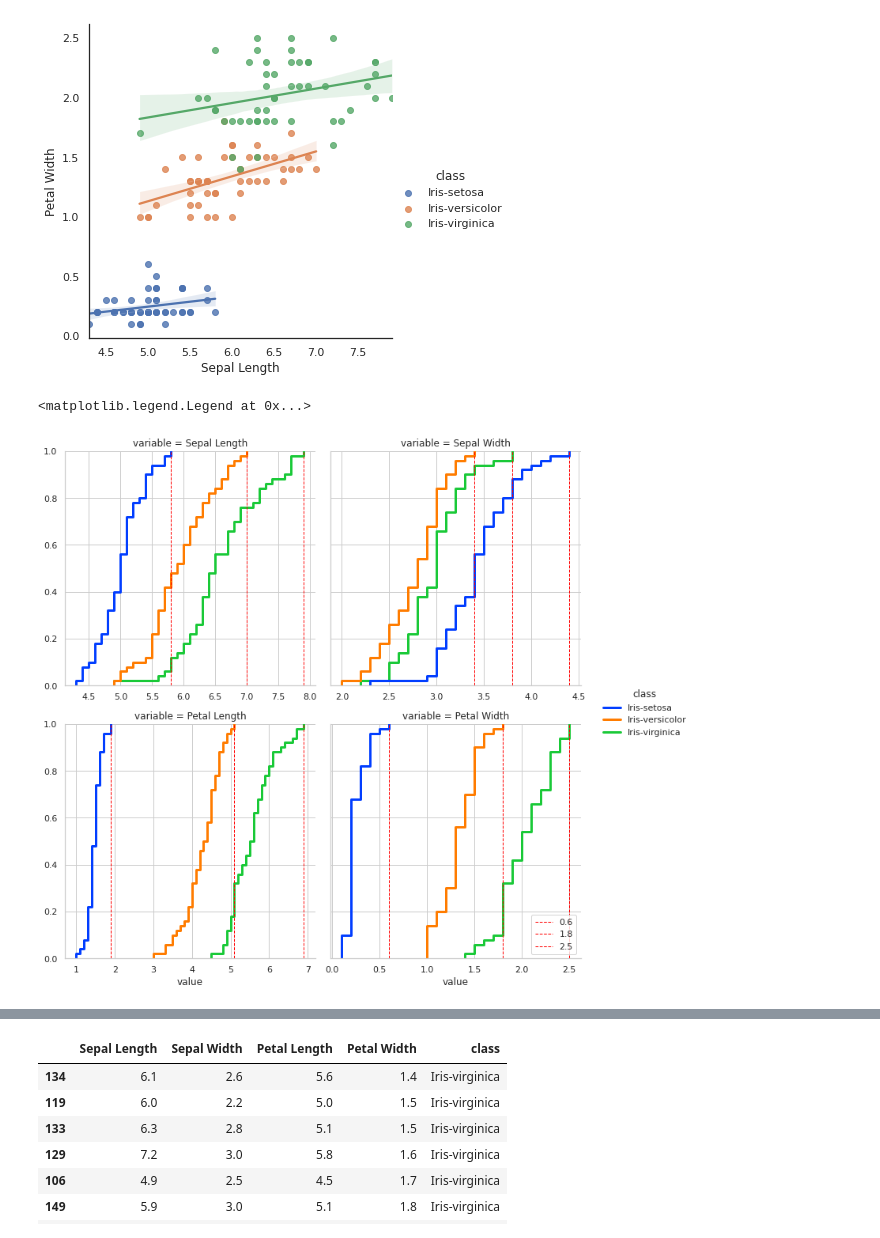
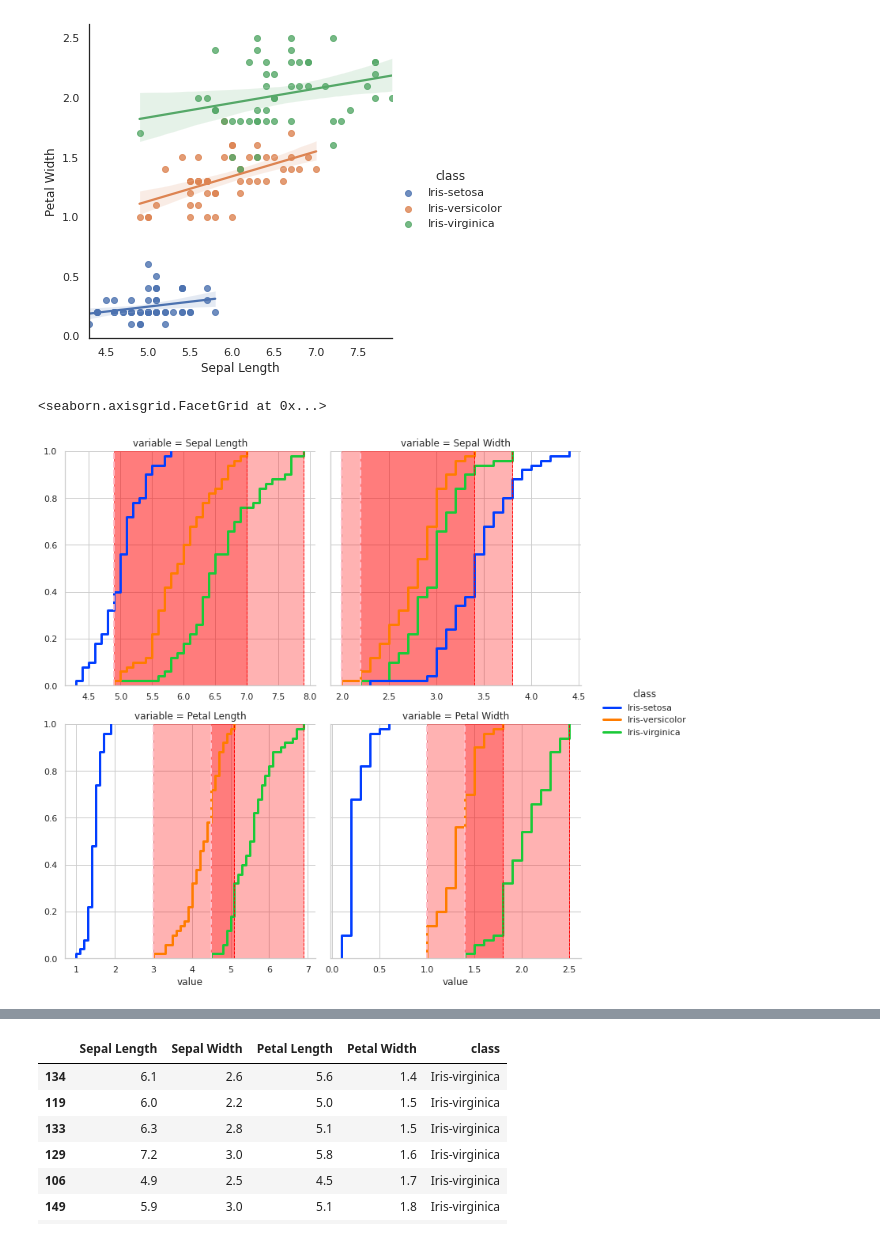
Before and after one commit to fod/pands-project2021, a Jupyter notebook: iris_analysis.ipynb, the cells around one changed output, grey strips where cells are left out. Saved outputs shown, nothing was run; the diff lists cells and outputs as text; code cells hidden in the pictures.

Commit message:
Testing spans in ecdf plots

```diff
--- a/iris_analysis.ipynb
+++ b/iris_analysis.ipynb
@@ -218,14 +219,16 @@ sns.lmplot(data=iris, x="Sepal Length", y="Petal Width", hue="class")
 # %%
 sns.set_style("whitegrid")
 g = sns.displot(data=iris_long, x="value", col="variable", hue="class", kind="ecdf", linewidth=3, facet_kws=dict(sharex=False), col_wrap=2)
 def vertical_line(x, **kwargs):
     #print(x)
     for n in (x[:50], x[50:100], x[100:]):
-        plt.axvline(np.max(n), linestyle = '--', color = 'red', linewidth=1, label=max(n))
-        # plt.axvline(np.min(n), linestyle = '--', color = 'pink', linewidth=2, label="Min")
+        b = plt.axvline(np.max(n), linestyle = '--', color = 'red', linewidth=1, label=max(n))
+        a = plt.axvline(np.min(n), linestyle = '--', color = 'pink', linewidth=2, label="Min")
+        plt.axvspan(a.get_xdata()[0], b.get_xdata()[0], color="red", alpha="0.3)
+        #print(a.get_xdata()[0])
 
 g.map(vertical_line, "value")
-plt.legend()
+#plt.legend()
 # %% [output]
-<matplotlib.legend.Legend at 0x...>
+<seaborn.axisgrid.FacetGrid at 0x...>
-[figure, old version]
+[figure, new version]
```
Also changed, not shown: parts of 4 cells of this notebook, 5 other files.
